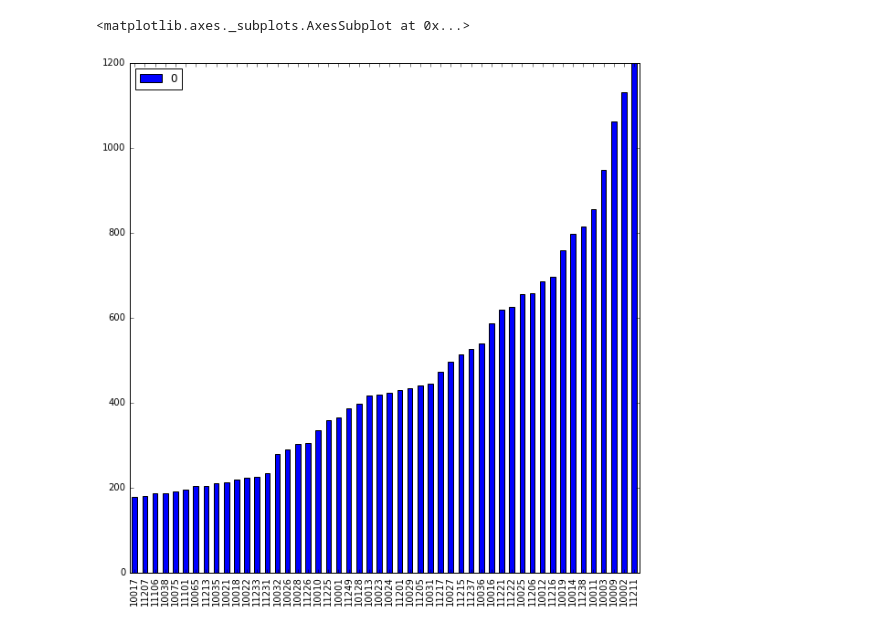
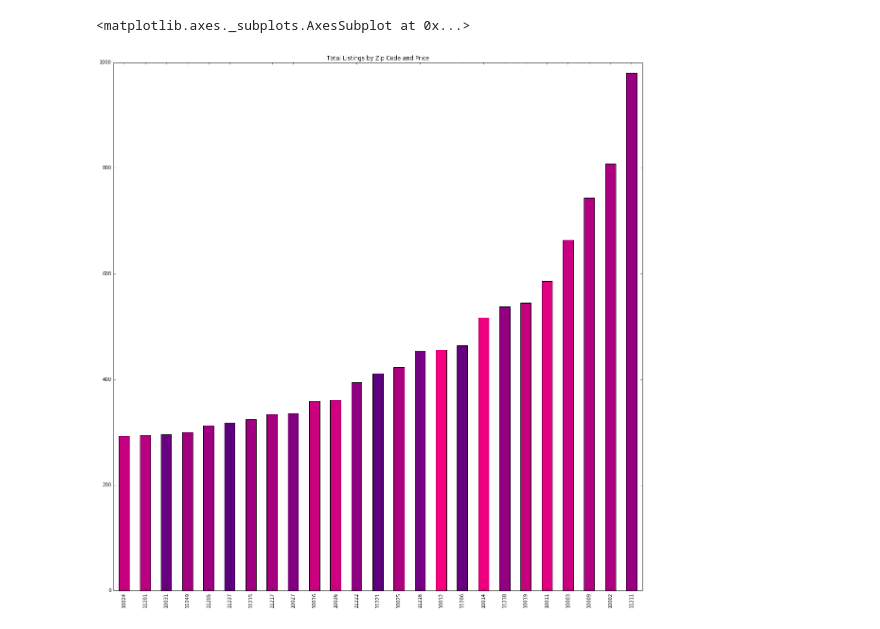
Before and after one commit to samplank/CS109Airbnb, a Jupyter notebook: Zip_bar_graph_SP.ipynb, the cells around one changed output. Drawn from its saved outputs; the diff is of its cells as text; code cells hidden in the pictures.

```diff
--- a/Zip_bar_graph_SP.ipynb
+++ b/Zip_bar_graph_SP.ipynb
@@ -11,5 +11,4 @@ import pandas as pd
 from collections import Counter
 %matplotlib inline
 # %%
-df = pd.read_csv('listings.csv',encoding = 'latin1')
-print(df.columns)
+df = pd.read_csv('cleaned_listing.csv',encoding='latin1')
@@ -52,16 +15,16 @@ Name: zipcode, dtype: object
-# %%
-df = df[pd.notnull(df['zipcode'])]
-df['zipcode'] = df['zipcode'].astype('str')
-mask = (df['zipcode'].str.len() == 5)
-df = df.loc[mask]
-
-# df = df[(str(df.zipcode))]
-# df = df[len(df.zipcode)==5]
-nb_counts = Counter(df.zipcode)
-tdf = pd.DataFrame.from_dict(nb_counts, orient='index').sort_values(by=0)
-highest_zip = tdf.tail(50)
-
-highest_zip.plot(kind='bar',figsize=(10,10))
-# %% [output]
-<matplotlib.axes._subplots.AxesSubplot at 0x...>
-[figure, removed]
+# %%
+zip_counts = Counter(df.zipcode)
+zips = pd.DataFrame.from_dict(zip_counts, orient='index').sort_values(by=0)
+zips['z_price'] = 0
+
+for index,row in zips.iterrows():
+    df_zip_price = df[df.zipcode == index]
+    zip_price = df_zip_price.price.mean()
+    zips.loc[index,'z_price'] = zip_price
+
+highest_zip = zips.tail(25)
+my_colors = [(x/245.0, 0, 0.5) for x in highest_zip.z_price]
+highest_zip[0].plot(kind='bar',figsize=(20,20),color=my_colors,title='Total Listings by Zip Code and Price')
+# %% [output]
+<matplotlib.axes._subplots.AxesSubplot at 0x...>
+[figure, added]
```
Also changed, not shown: parts of 3 cells of this notebook, 1 other file.
